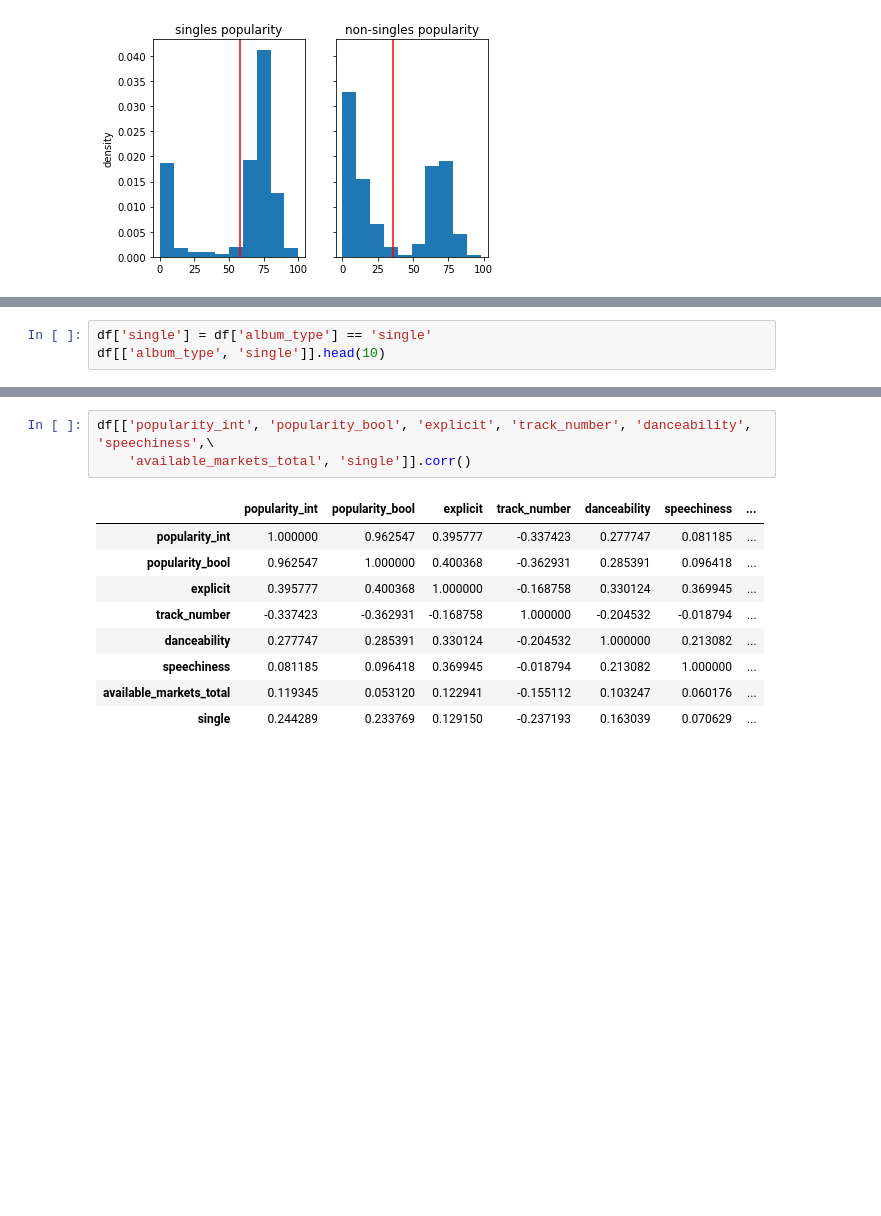
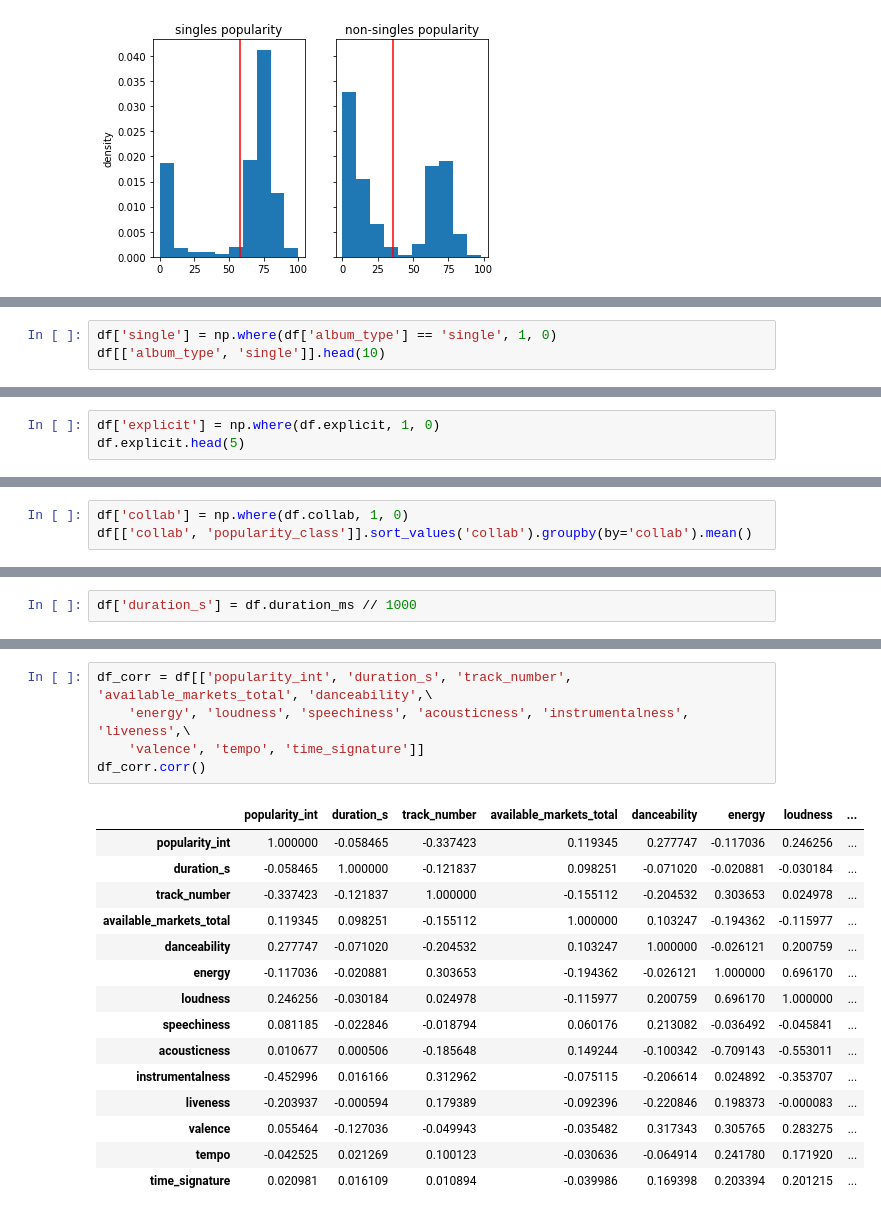
Before and after one commit to levancie/spotify-popularity, a Jupyter notebook: notebooks/Exploratory-Data-Analysis.ipynb, the cells around one changed output, grey strips where cells are left out. Cells and saved outputs as stored; diff of their text form; blank space fills up the shorter version.

```diff
--- a/notebooks/Exploratory-Data-Analysis.ipynb
+++ b/notebooks/Exploratory-Data-Analysis.ipynb
@@ -170,5 +217,5 @@ And so, as I did with popularity, I will create a new Boolean column to indicate
 # %%
-df['single'] = df['album_type'] == 'single'
+df['single'] = np.where(df['album_type'] == 'single', 1, 0)
 df[['album_type', 'single']].head(10)
 # %% [output]
 |  | album_type | single |
@@ -192,0 +273,3 @@ plt.show()
+# %%
+df['explicit'] = np.where(df.explicit, 1, 0)
+df.explicit.head(5)
@@ -192,0 +298,3 @@ plt.show()
+# %%
+df['collab'] = np.where(df.collab, 1, 0)
+df[['collab', 'popularity_class']].sort_values('collab').groupby(by='collab').mean()
@@ -192,0 +337,2 @@ plt.show()
+# %%
+df['duration_s'] = df.duration_ms // 1000
@@ -195,13 +481,21 @@ Looks like there's a modest correlation between popularity and singles. Let's is
 # %%
-df[['popularity_int', 'popularity_bool', 'explicit', 'track_number', 'danceability', 'speechiness',\
-    'available_markets_total', 'single']].corr()
+df_corr = df[['popularity_int', 'duration_s', 'track_number', 'available_markets_total', 'danceability',\
+    'energy', 'loudness', 'speechiness', 'acousticness', 'instrumentalness', 'liveness',\
+    'valence', 'tempo', 'time_signature']]
+df_corr.corr()
 # %% [output]
-|  | popularity_int | popularity_bool | explicit | track_number | danceability | speechiness | ... |
-| popularity_int | 1.000000 | 0.962547 | 0.395777 | -0.337423 | 0.277747 | 0.081185 | ... |
-| popularity_bool | 0.962547 | 1.000000 | 0.400368 | -0.362931 | 0.285391 | 0.096418 | ... |
-| explicit | 0.395777 | 0.400368 | 1.000000 | -0.168758 | 0.330124 | 0.369945 | ... |
-| track_number | -0.337423 | -0.362931 | -0.168758 | 1.000000 | -0.204532 | -0.018794 | ... |
-| danceability | 0.277747 | 0.285391 | 0.330124 | -0.204532 | 1.000000 | 0.213082 | ... |
-| speechiness | 0.081185 | 0.096418 | 0.369945 | -0.018794 | 0.213082 | 1.000000 | ... |
-| available_markets_total | 0.119345 | 0.053120 | 0.122941 | -0.155112 | 0.103247 | 0.060176 | ... |
-| single | 0.244289 | 0.233769 | 0.129150 | -0.237193 | 0.163039 | 0.070629 | ... |
+|  | popularity_int | duration_s | track_number | available_markets_total | danceability | energy | loudness | ... |
+| popularity_int | 1.000000 | -0.058465 | -0.337423 | 0.119345 | 0.277747 | -0.117036 | 0.246256 | ... |
+| duration_s | -0.058465 | 1.000000 | -0.121837 | 0.098251 | -0.071020 | -0.020881 | -0.030184 | ... |
+| track_number | -0.337423 | -0.121837 | 1.000000 | -0.155112 | -0.204532 | 0.303653 | 0.024978 | ... |
+| available_markets_total | 0.119345 | 0.098251 | -0.155112 | 1.000000 | 0.103247 | -0.194362 | -0.115977 | ... |
+| danceability | 0.277747 | -0.071020 | -0.204532 | 0.103247 | 1.000000 | -0.026121 | 0.200759 | ... |
+| energy | -0.117036 | -0.020881 | 0.303653 | -0.194362 | -0.026121 | 1.000000 | 0.696170 | ... |
+| loudness | 0.246256 | -0.030184 | 0.024978 | -0.115977 | 0.200759 | 0.696170 | 1.000000 | ... |
+| speechiness | 0.081185 | -0.022846 | -0.018794 | 0.060176 | 0.213082 | -0.036492 | -0.045841 | ... |
+| acousticness | 0.010677 | 0.000506 | -0.185648 | 0.149244 | -0.100342 | -0.709143 | -0.553011 | ... |
+| instrumentalness | -0.452996 | 0.016166 | 0.312962 | -0.075115 | -0.206614 | 0.024892 | -0.353707 | ... |
+| liveness | -0.203937 | -0.000594 | 0.179389 | -0.092396 | -0.220846 | 0.198373 | -0.000083 | ... |
+| valence | 0.055464 | -0.127036 | -0.049943 | -0.035482 | 0.317343 | 0.305765 | 0.283275 | ... |
+| tempo | -0.042525 | 0.021269 | 0.100123 | -0.030636 | -0.064914 | 0.241780 | 0.171920 | ... |
+| time_signature | 0.020981 | 0.016109 | 0.010894 | -0.039986 | 0.169398 | 0.203394 | 0.201215 | ... |
```
Also changed, not shown: parts of 72 cells of this notebook, 3 other files.
